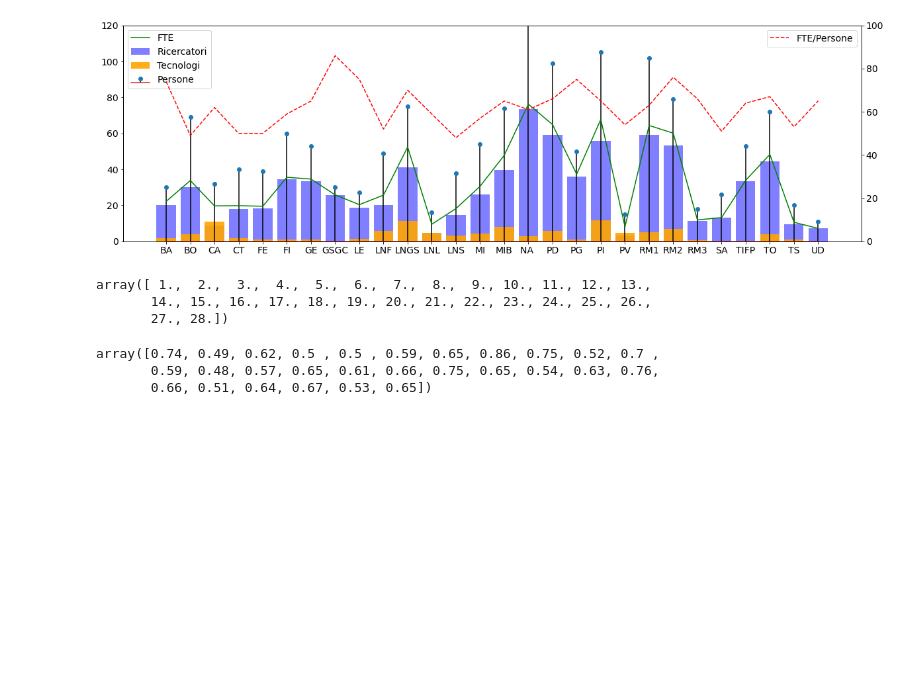
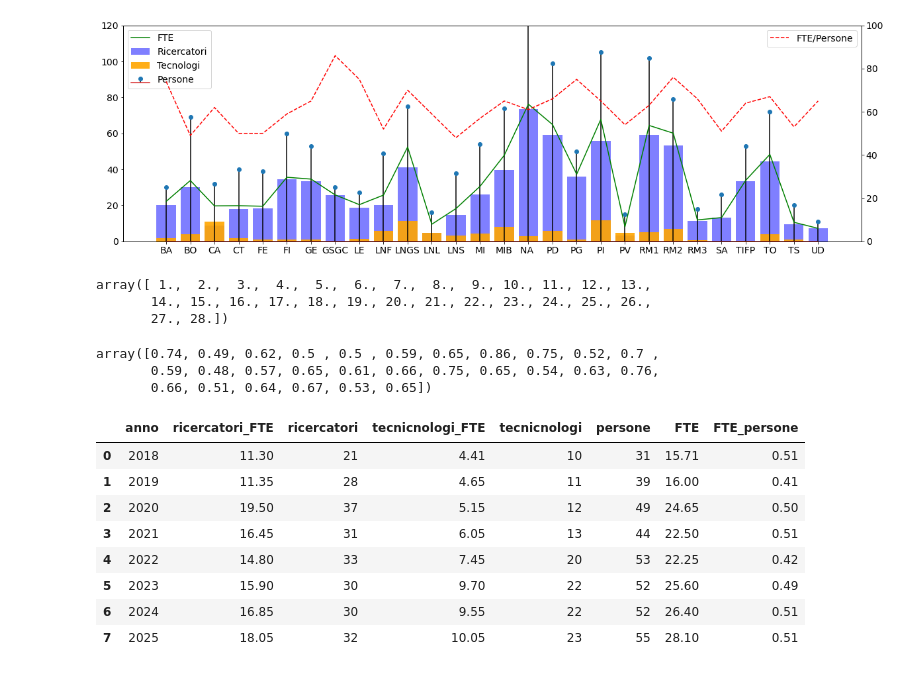
Before and after one commit to gmazzitelli/GSN2, a Jupyter notebook: CSN2_persone.ipynb, the cells around one changed output. Cells and saved outputs as stored; diff of their text form; code cells hidden in the pictures; blank space fills up the shorter version.

```diff
--- a/CSN2_persone.ipynb
+++ b/CSN2_persone.ipynb
@@ -66,0 +72,12 @@ array([0.74, 0.49, 0.62, 0.5 , 0.5 , 0.59, 0.65, 0.86, 0.75, 0.52, 0.7 ,
+# %%
+df
+# %% [output]
+|  | anno | ricercatori_FTE | ricercatori | tecnicnologi_FTE | tecnicnologi | persone | FTE | FTE_persone |
+| 0 | 2018 | 11.30 | 21 | 4.41 | 10 | 31 | 15.71 | 0.51 |
+| 1 | 2019 | 11.35 | 28 | 4.65 | 11 | 39 | 16.00 | 0.41 |
+| 2 | 2020 | 19.50 | 37 | 5.15 | 12 | 49 | 24.65 | 0.50 |
+| 3 | 2021 | 16.45 | 31 | 6.05 | 13 | 44 | 22.50 | 0.51 |
+| 4 | 2022 | 14.80 | 33 | 7.45 | 20 | 53 | 22.25 | 0.42 |
+| 5 | 2023 | 15.90 | 30 | 9.70 | 22 | 52 | 25.60 | 0.49 |
+| 6 | 2024 | 16.85 | 30 | 9.55 | 22 | 52 | 26.40 | 0.51 |
+| 7 | 2025 | 18.05 | 32 | 10.05 | 23 | 55 | 28.10 | 0.51 |
```
Also changed, not shown: parts of 3 cells of this notebook.
